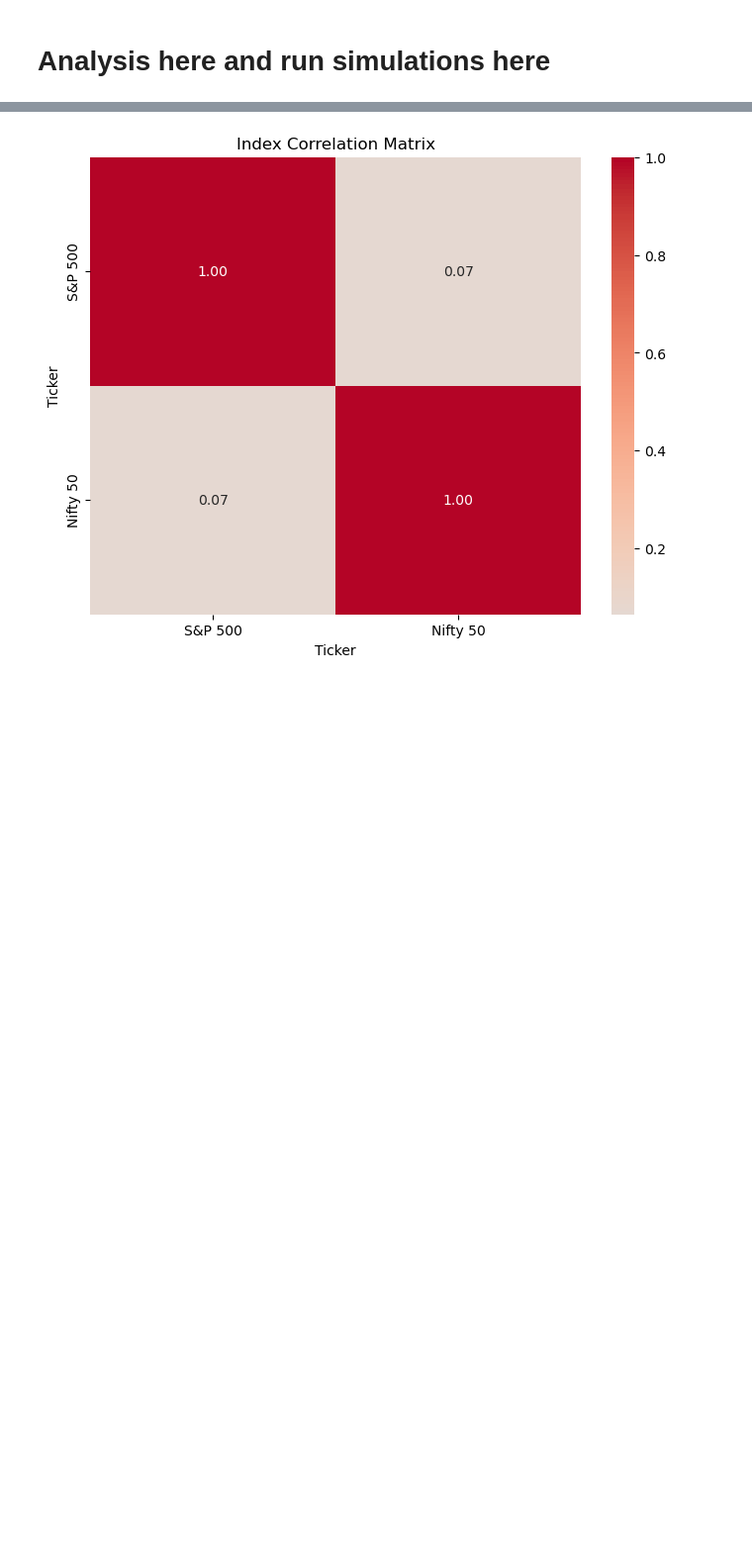
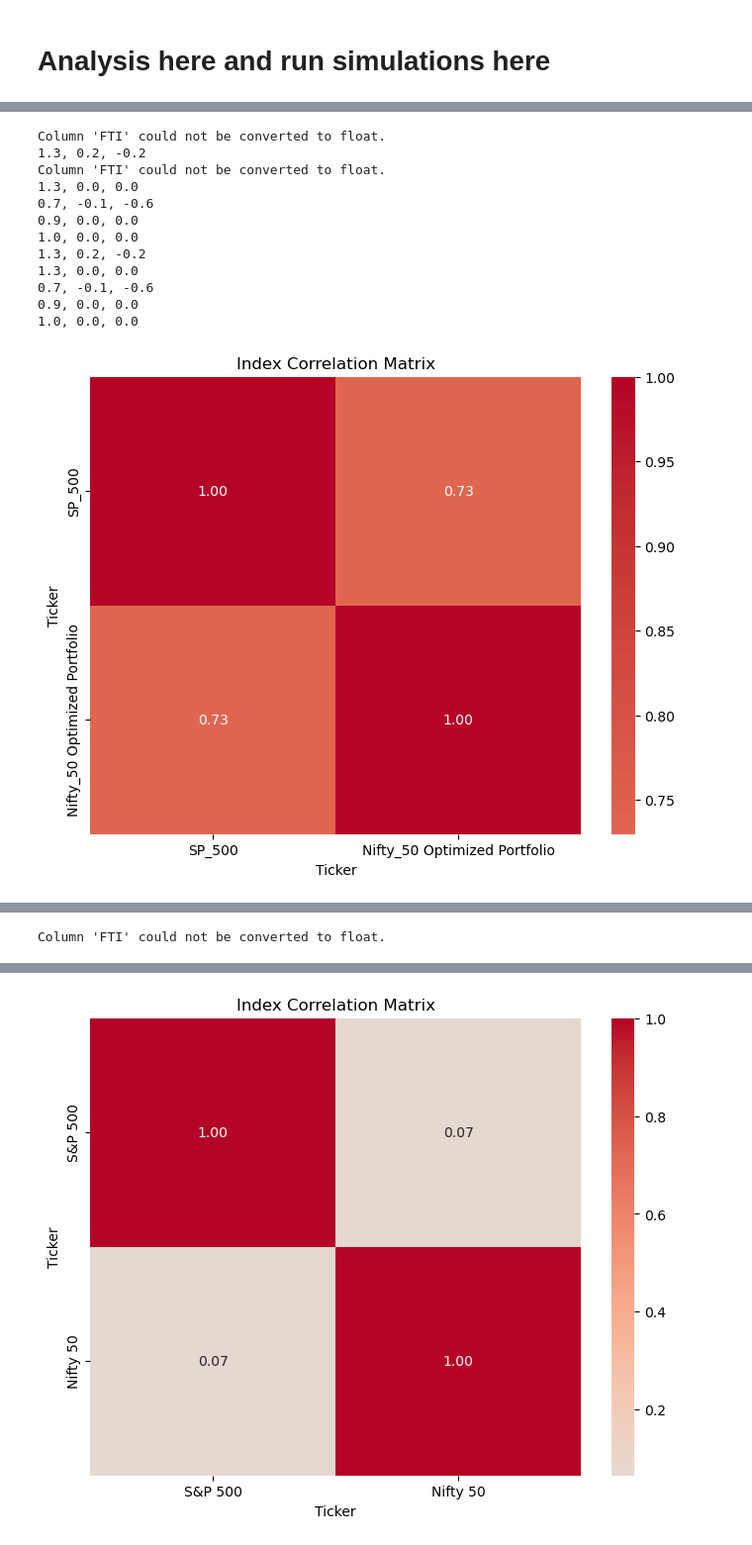
Before and after one commit to vincentbatten27/Multi-Factor_Investing, a Jupyter notebook: Multi_Factor_Fall_25/Run simulator.ipynb, the cells around one changed output, grey strips where cells are left out. Shown at 99% size. Drawn from its saved outputs; the diff is of its cells as text; code cells hidden in the pictures; blank space fills up the shorter version.

```diff
--- a/Multi_Factor_Fall_25/Run simulator.ipynb
+++ b/Multi_Factor_Fall_25/Run simulator.ipynb
@@ -2492,0 +2223,43 @@ Column 'FTI' could not be converted to float.
+# %%
+
+new_data1, indexgspc1, spy_yoy_tickers1 = run_sp500_data()
+oos1_list,oos1_list_yearly,oos1_average=monte_carlo_simulation(1,1, 0, 0 ,'rebalance',3,5, 'dry')
+s_5 = oos1_list[0]
+new_data1, indexgspc1, spy_yoy_tickers1 = run_N50_data()
+oos1_list1,oos1_list_yearly1,oos1_average1=monte_carlo_simulation(1,1, 0, 0 ,'rebalance',3,5, 'dry')
+n_5 = oos1_list1[0]
+
+oos1_list[0] = oos1_list[0].rename(columns={'Optimized Portfolio':'SP_500 Optimized Portfolio'})
+oos1_list1[0] = oos1_list1[0].rename(columns={'Optimized Portfolio':'Nifty_50 Optimized Portfolio'})
+oos1_list1[0]['SP_500'] = oos1_list[0]['SP_500 Optimized Portfolio']
+mr = oos1_list1[0]
+
+n_5 = n_5.rename(columns={'SP_500':'Nifty 50'})
+s_5['Optimized Portfolio'] = n_5['Nifty 50']
+index_r = s_5.rename(columns={'Optimized Portfolio':'Nifty 50'})
+
+corr = mr.corr()
+plt.figure(figsize=(8,6))
+sns.heatmap(corr, annot=True, cmap="coolwarm", center=0, fmt=".2f")
+plt.title("Index Correlation Matrix")
+plt.show()
+
+corr = index_r.corr()
+plt.figure(figsize=(8,6))
+sns.heatmap(corr, annot=True, cmap="coolwarm", center=0, fmt=".2f")
+plt.title("Index Correlation Matrix")
+plt.show()
+# %% [output]
+Column 'FTI' could not be converted to float.
+1.3, 0.2, -0.2
+Column 'FTI' could not be converted to float.
+1.3, 0.0, 0.0
+0.7, -0.1, -0.6
+0.9, 0.0, 0.0
+1.0, 0.0, 0.0
+1.3, 0.2, -0.2
+1.3, 0.0, 0.0
+0.7, -0.1, -0.6
+0.9, 0.0, 0.0
+1.0, 0.0, 0.0
+[figure, added]
@@ -2492,0 +2267,9 @@ Column 'FTI' could not be converted to float.
+# %%
+# y = yearly rebalancing
+# m = monthly rebalancing
+# dry = dynamic rebalancing yearly
+# drm = dynamic rebalancing monthly
+
+oos1_list,oos1_list_yearly,oos1_average=monte_carlo_simulation(1,0.8,0.1,0.0,'rebalance',3,5, 'm')
+# %% [output]
+Column 'FTI' could not be converted to float.
```
Also changed, not shown: parts of 40 cells of this notebook, 20 other files.
